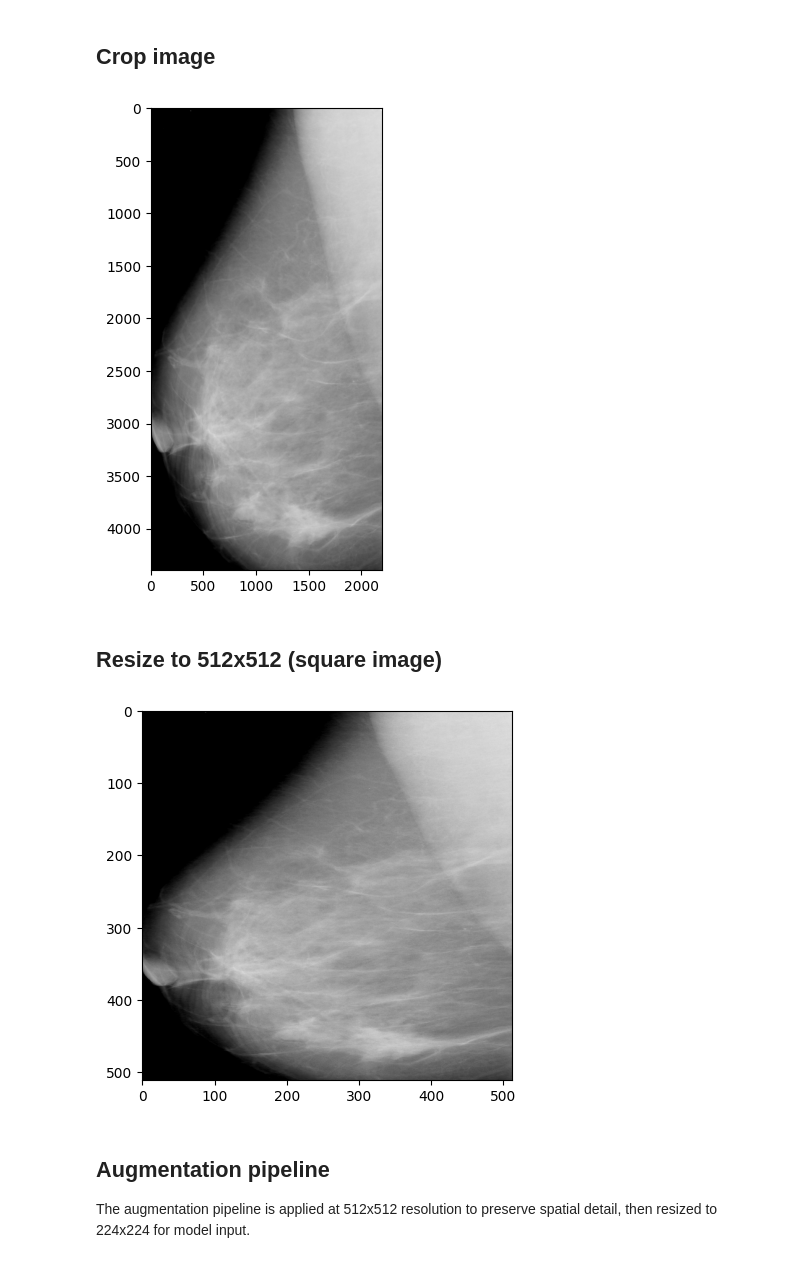
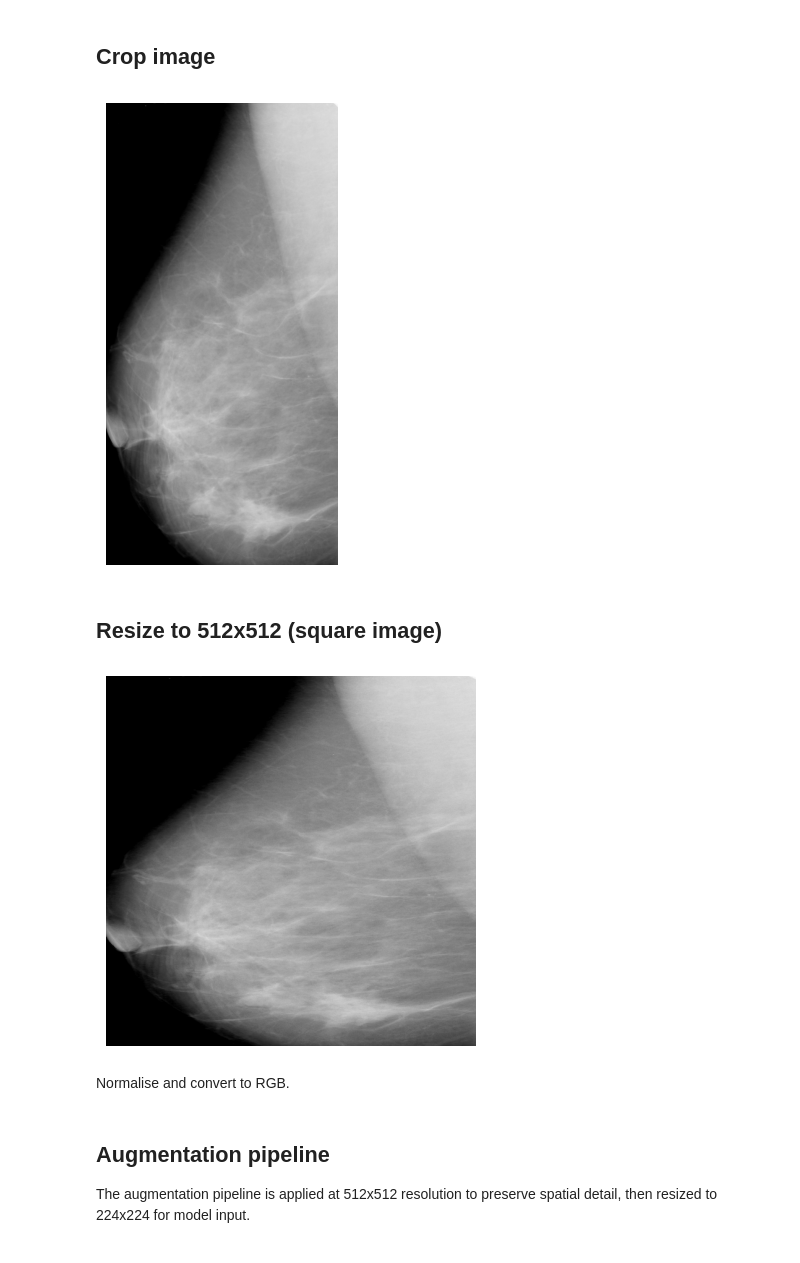
Before and after one commit to lextoumbourou/cm3070-final-project, a Jupyter notebook: notebooks/03-preprocess.ipynb, the cells around one changed output. Saved outputs shown, nothing was run; the diff lists cells and outputs as text; code cells hidden in the pictures.

```diff
--- a/notebooks/03-preprocess.ipynb
+++ b/notebooks/03-preprocess.ipynb
@@ -145,11 +157,12 @@ plt.show()
 # %%
 img_cropped = mlo_img[y:y+h, x:x+w]
 
 plt.figure(figsize=(6, 6))
 plt.imshow(img_cropped, cmap="gray")
+plt.axis('off')
 plt.show()
 # %% [output]
-[figure, old version]
+[figure, new version]
 # %% [markdown]
 ## Resize to 512x512 (square image)
 # %%
@@ -157,6 +170,9 @@ target_size = 512
 # %%
 img_final = cv2.resize(img_cropped, (target_size, target_size))
 plt.imshow(img_final, cmap="grey")
+plt.axis('off')
 plt.show()
 # %% [output]
-[figure, old version]
+[figure, new version]
+# %% [markdown]
+Normalise and convert to RGB.
```
Also changed, not shown: parts of 6 cells of this notebook, 3 other files.
